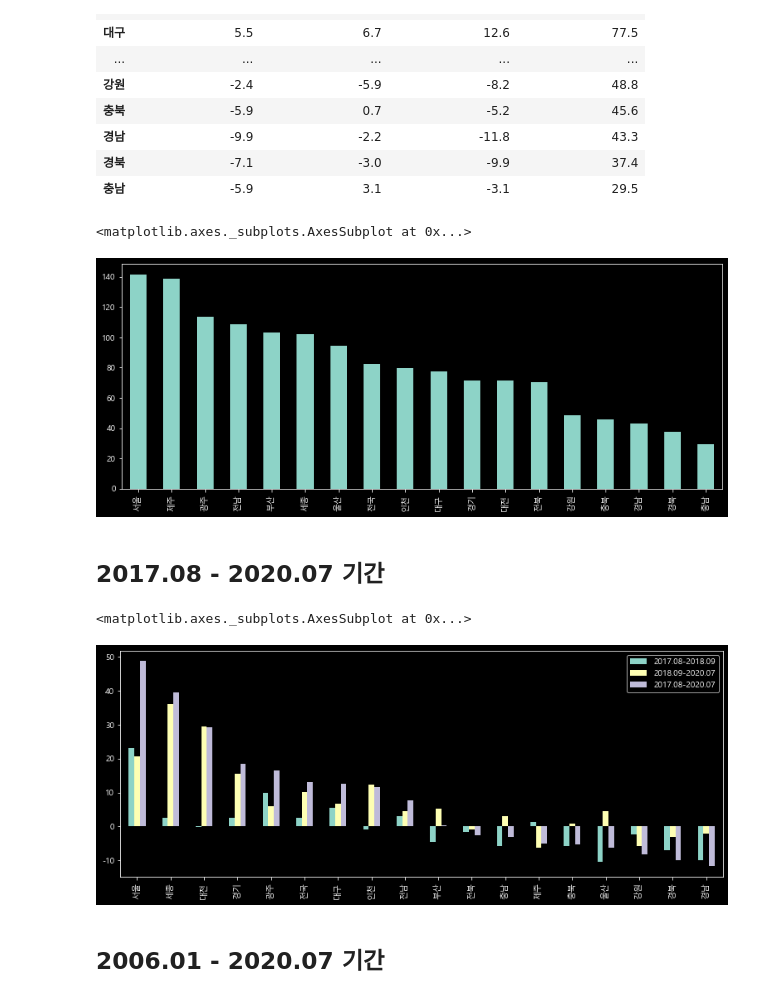
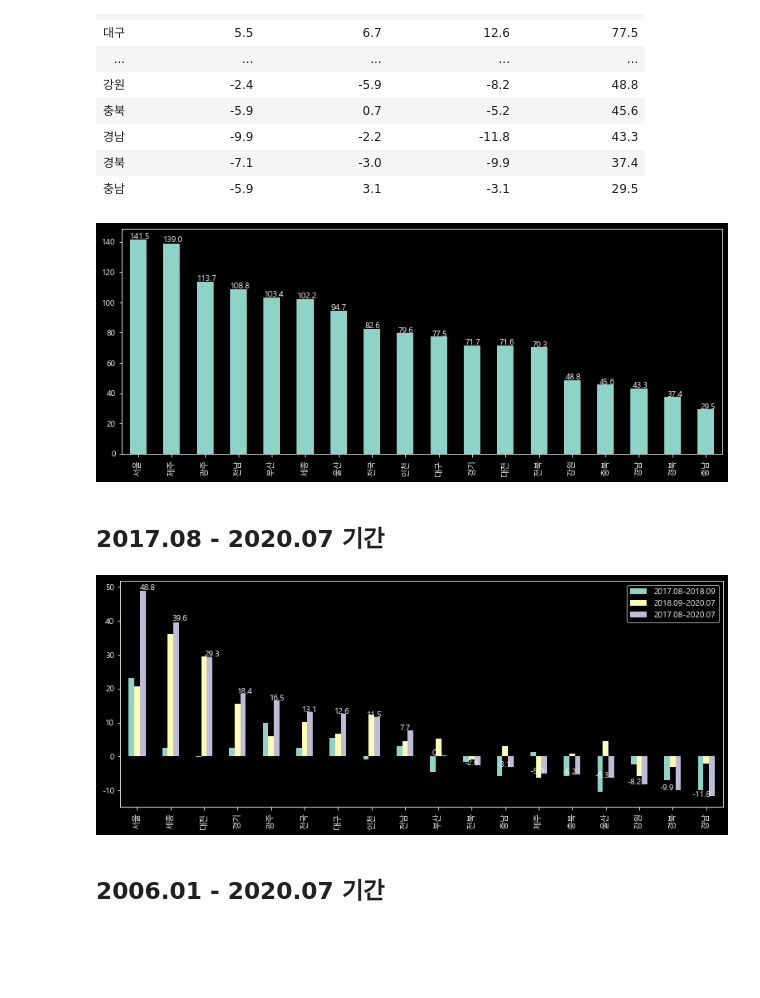
Before and after one commit to AlphaRealTV/TradeIndex, a Jupyter notebook: [매매지수6]_아파트_매매지수_비교3_상승률랭킹.ipynb, the cells around one changed output. Cells and saved outputs as stored; diff of their text form; code cells hidden in the pictures; blank space fills up the shorter version.

```diff
--- a/[매매지수6]_아파트_매매지수_비교3_상승률랭킹.ipynb
+++ b/[매매지수6]_아파트_매매지수_비교3_상승률랭킹.ipynb
@@ -126,5 +126,7 @@ KAB2_comp.sort_values(by=["2017.08-2018.09"], ascending=False)
 | 경남 | -9.9 | -2.2 | -11.8 | 43.3 |
 | 울산 | -10.4 | 4.6 | -6.3 | 94.7 |
 # %%
-KAB2_comp["2017.08-2018.09"].sort_values(ascending=False).plot.bar()
+ax = KAB2_comp["2017.08-2018.09"].sort_values(ascending=False).plot.bar()
+for p in ax.patches:
+    ax.annotate(str(p.get_height()), (p.get_x() * 1.00, p.get_height() * 1.01))
 # %% [output]
@@ -153,5 +154,7 @@ KAB2_comp.sort_values(by=["2018.09-2020.07"], ascending=False)
 | 강원 | -2.4 | -5.9 | -8.2 | 48.8 |
 | 제주 | 1.3 | -6.3 | -5.0 | 139.0 |
 # %%
-KAB2_comp["2018.09-2020.07"].sort_values(ascending=False).plot.bar()
+ax = KAB2_comp["2018.09-2020.07"].sort_values(ascending=False).plot.bar()
+for p in ax.patches:
+    ax.annotate(str(p.get_height()), (p.get_x() * 1.00, p.get_height() * 1.01))
 # %% [output]
@@ -180,5 +182,7 @@ KAB2_comp.sort_values(by=["2017.08-2020.07"], ascending=False)
 | 경북 | -7.1 | -3.0 | -9.9 | 37.4 |
 | 경남 | -9.9 | -2.2 | -11.8 | 43.3 |
 # %%
-KAB2_comp["2017.08-2020.07"].sort_values(ascending=False).plot.bar()
+ax = KAB2_comp["2017.08-2020.07"].sort_values(ascending=False).plot.bar()
+for p in ax.patches:
+    ax.annotate(str(p.get_height()), (p.get_x() * 1.00, p.get_height() * 1.01))
 # %% [output]
@@ -207,16 +210,19 @@ KAB2_comp.sort_values(by=["2006.01-2020.07"], ascending=False)
 | 경북 | -7.1 | -3.0 | -9.9 | 37.4 |
 | 충남 | -5.9 | 3.1 | -3.1 | 29.5 |
 # %%
-KAB2_comp["2006.01-2020.07"].sort_values(ascending=False).plot.bar()
+ax = KAB2_comp["2006.01-2020.07"].sort_values(ascending=False).plot.bar()
+for p in ax.patches:
+    ax.annotate(str(p.get_height()), (p.get_x() * 1.005, p.get_height() * 1.005))
 # %% [output]
-<matplotlib.axes._subplots.AxesSubplot at 0x...>
-[figure, old version]
+[figure, new version]
 # %% [markdown]
 ## 2017.08 - 2020.07 기간
 # %%
-KAB2_comp.iloc[:,0:3].sort_values(by=["2017.08-2020.07"],ascending=False).plot.bar()
+ax = KAB2_comp.iloc[:,0:3].sort_values(by=["2017.08-2020.07"],ascending=False).plot.bar()
+for i, p in enumerate(ax.patches):
+    if i >= KAB2_comp.shape[0]*2:
+        ax.annotate(str(p.get_height()), (p.get_x() * 0.97, p.get_height() * 1.01))
 # %% [output]
-<matplotlib.axes._subplots.AxesSubplot at 0x...>
-[figure, old version]
+[figure, new version]
 # %% [markdown]
 ## 2006.01 - 2020.07 기간
```
Also changed, not shown: parts of 5 cells of this notebook, 2 other files.
